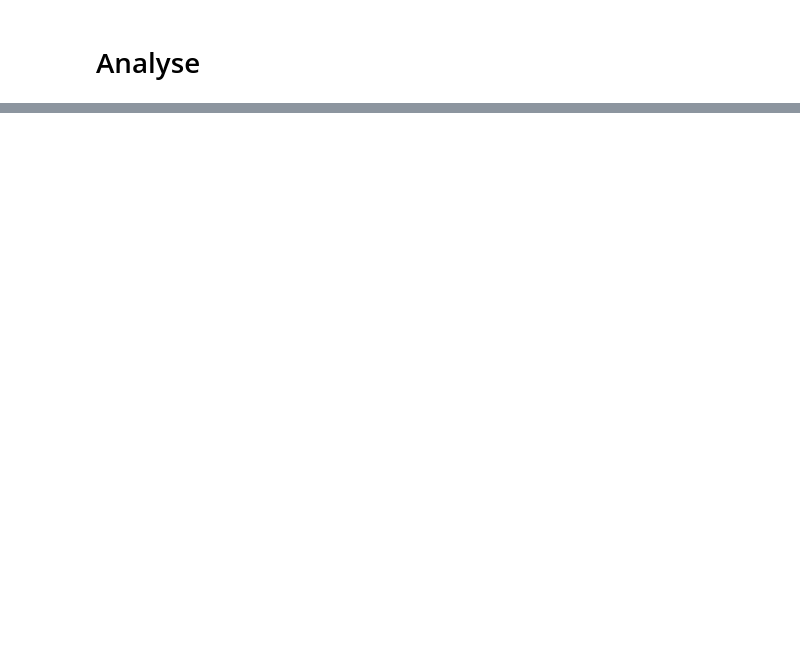
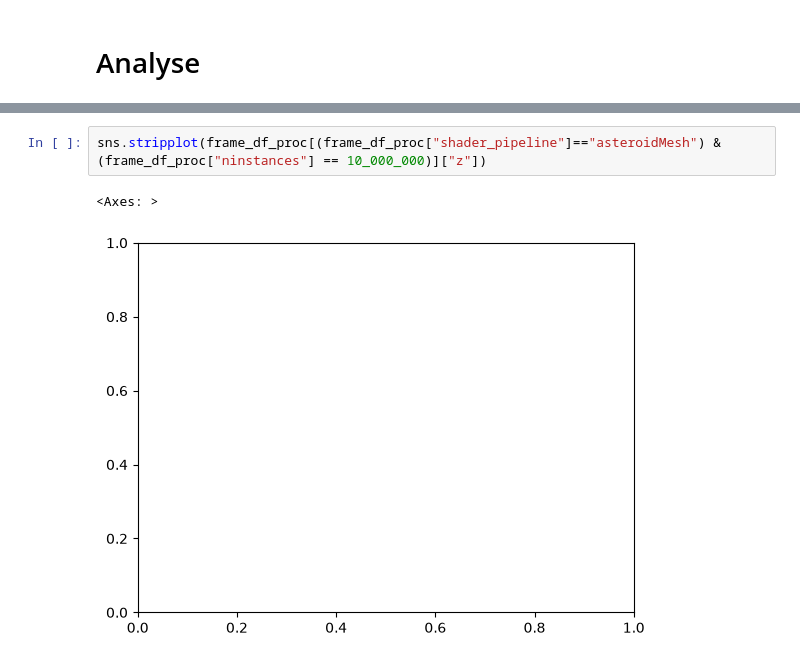
Before and after one commit to andmck1/iron-cube, a Jupyter notebook: notebooks/analysis.ipynb, the cells around one changed output, grey strips where cells are left out. Cells and saved outputs as stored; diff of their text form; blank space fills up the shorter version.

```diff
--- a/notebooks/analysis.ipynb
+++ b/notebooks/analysis.ipynb
@@ -142,0 +259,5 @@ frame_stats.head()
+# %%
+sns.stripplot(frame_df_proc[(frame_df_proc["shader_pipeline"]=="asteroidMesh") & (frame_df_proc["ninstances"] == 10_000_000)]["z"])
+# %% [output]
+<Axes: >
+[figure, added]
```
Also changed, not shown: parts of 79 cells of this notebook, 5 other files.
